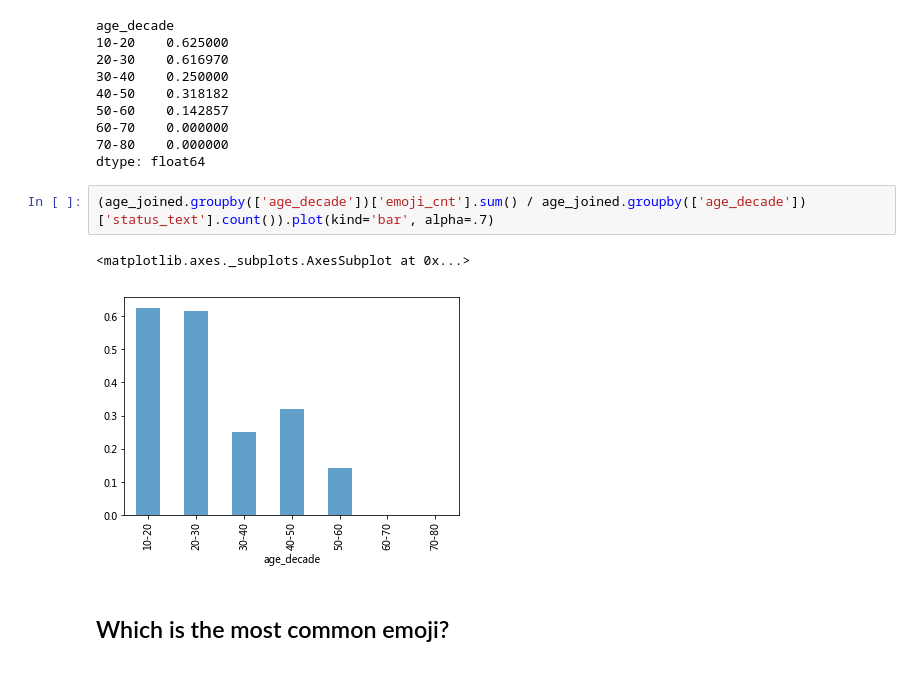
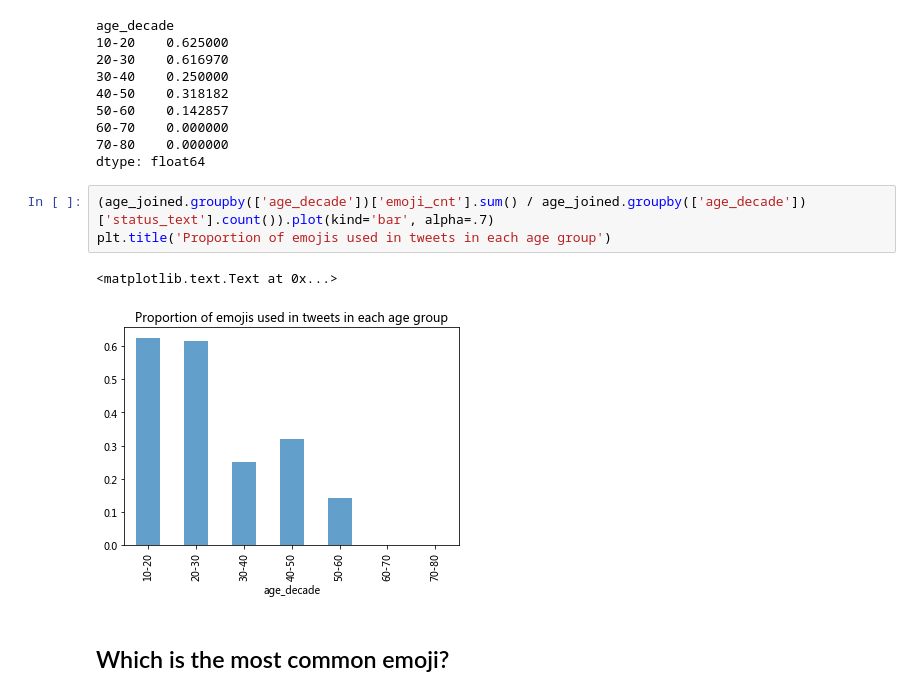
Before and after one commit to kellypeng/predict_twitter_user_age, a Jupyter notebook: EDA_betterup_emoji.ipynb, the cells around one changed output. Drawn from its saved outputs; the diff is of its cells as text.

```diff
--- a/EDA_betterup_emoji.ipynb
+++ b/EDA_betterup_emoji.ipynb
@@ -101,9 +102,10 @@ age_decade
 dtype: float64
 # %%
 (age_joined.groupby(['age_decade'])['emoji_cnt'].sum() / age_joined.groupby(['age_decade'])['status_text'].count()).plot(kind='bar', alpha=.7)
+plt.title('Proportion of emojis used in tweets in each age group')
 # %% [output]
-<matplotlib.axes._subplots.AxesSubplot at 0x...>
+<matplotlib.text.Text at 0x...>
-[figure, old version]
+[figure, new version]
 # %% [markdown]
 ## Which is the most common emoji?
 # %% [markdown]
```
Also changed, not shown: parts of 1 cell of this notebook, 3 other files.
